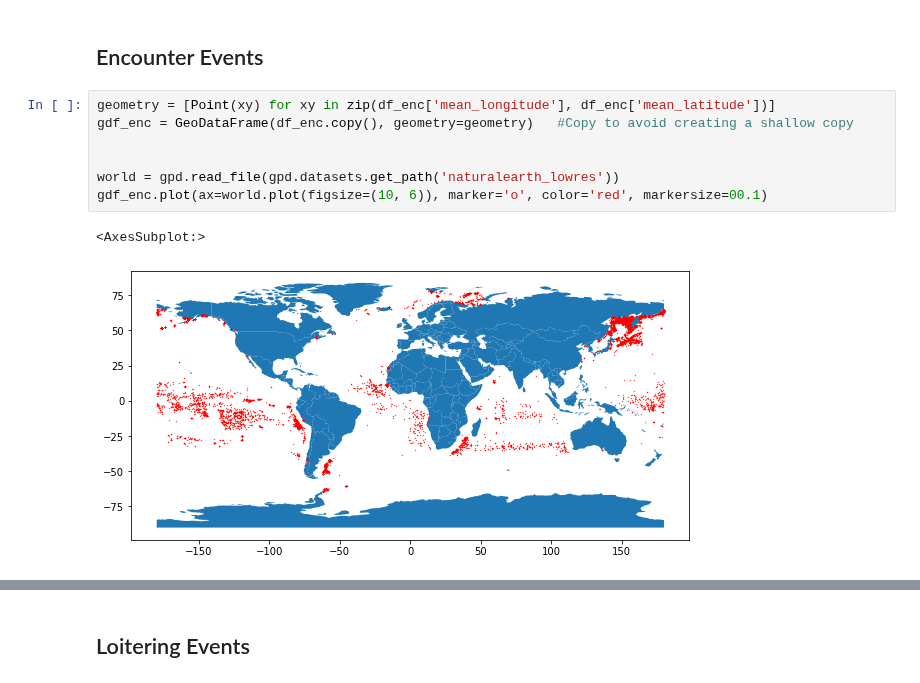
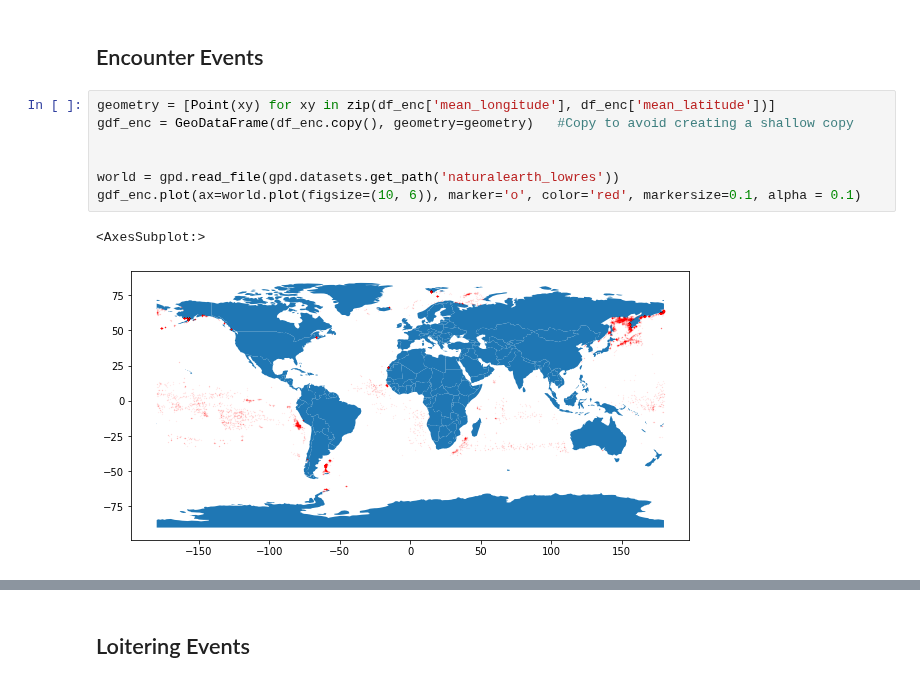
Before and after one commit to neuhart/Doing_DataScience_SS22, a Jupyter notebook: EDA.ipynb, the cells around one changed output, grey strips where cells are left out. Drawn from its saved outputs; the diff is of its cells as text.

```diff
--- a/EDA.ipynb
+++ b/EDA.ipynb
@@ -44,10 +45,10 @@ df_ves.head()
 # %%
 geometry = [Point(xy) for xy in zip(df_enc['mean_longitude'], df_enc['mean_latitude'])]
 gdf_enc = GeoDataFrame(df_enc.copy(), geometry=geometry)   #Copy to avoid creating a shallow copy
 
 
 world = gpd.read_file(gpd.datasets.get_path('naturalearth_lowres'))
-gdf_enc.plot(ax=world.plot(figsize=(10, 6)), marker='o', color='red', markersize=00.1)
+gdf_enc.plot(ax=world.plot(figsize=(10, 6)), marker='o', color='red', markersize=0.1, alpha = 0.1)
 # %% [output]
 <AxesSubplot:>
-[figure, old version]
+[figure, new version]
```
Also changed, not shown: parts of 5 cells of this notebook, 7 other files.
